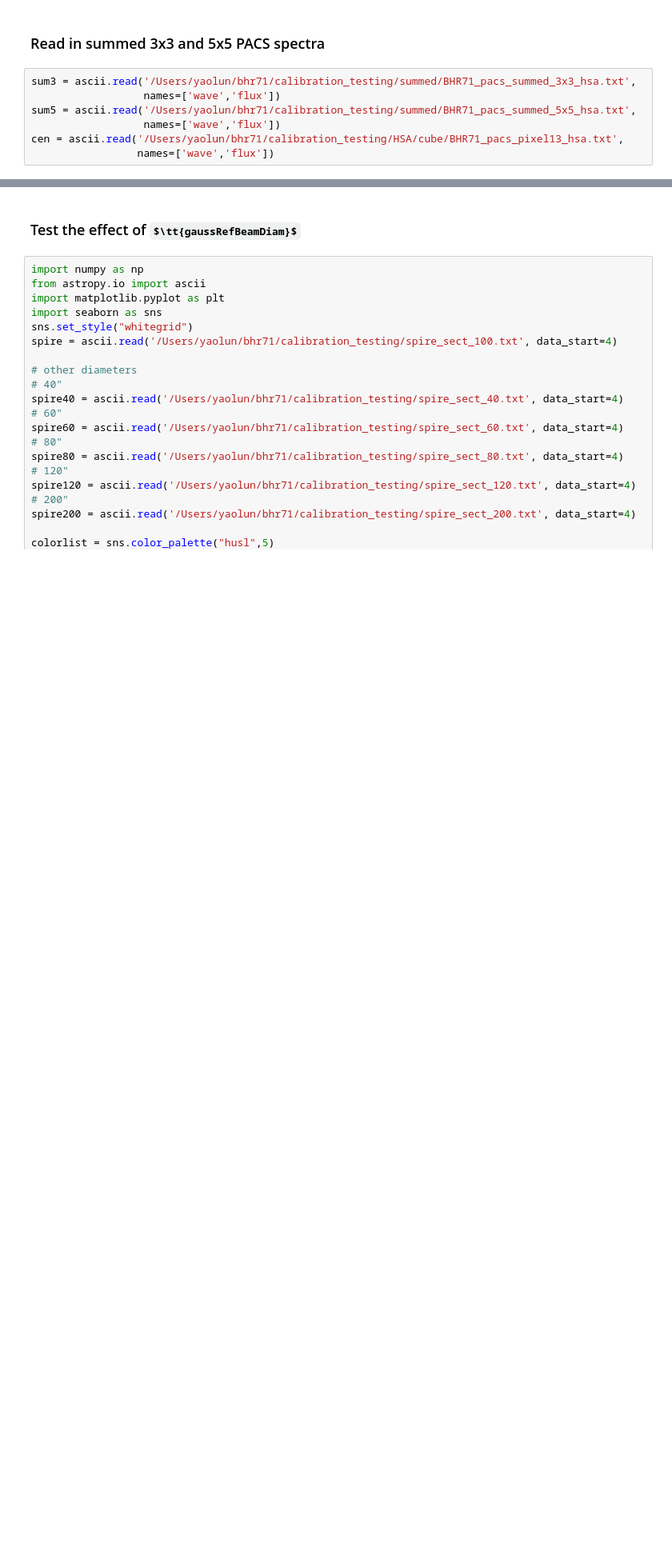
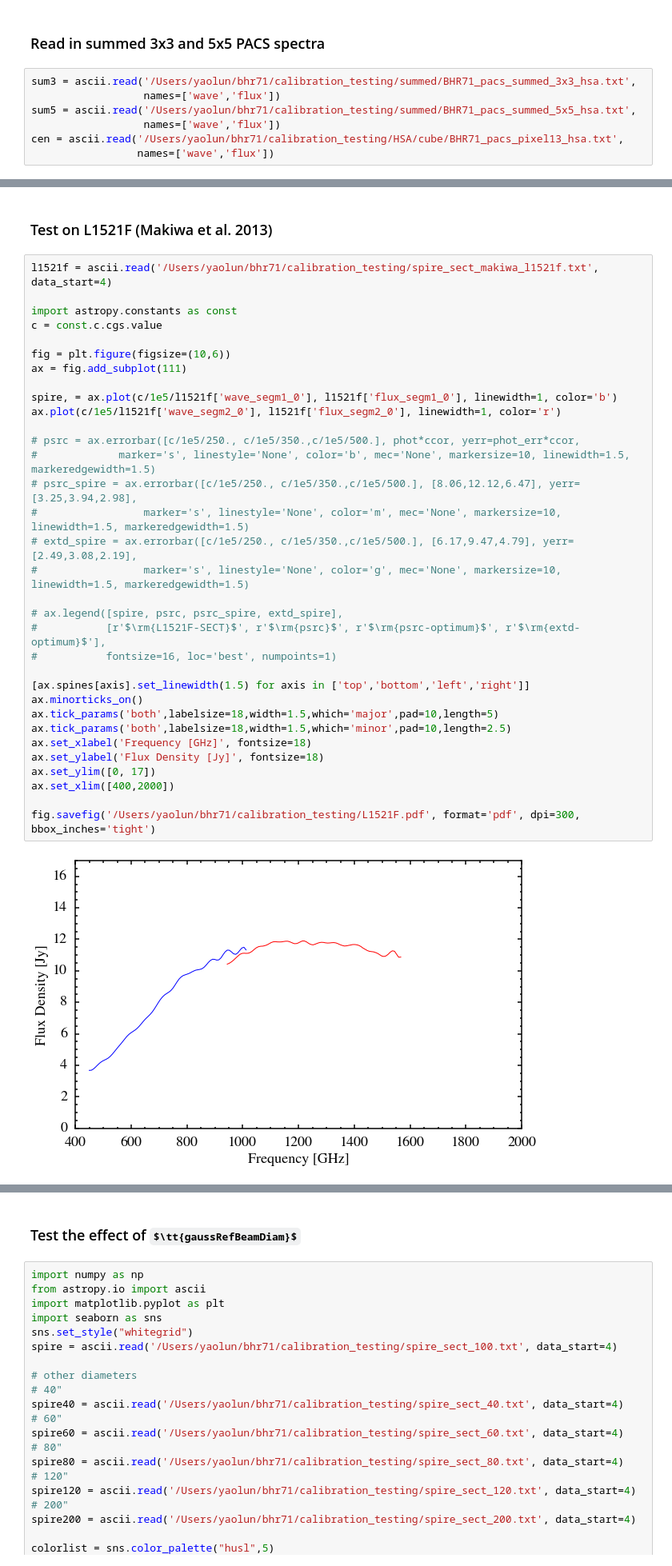
Before and after one commit to yaolun/sa, a Jupyter notebook: HIPE_calibration_testing.ipynb, the cells around one changed output, grey strips where cells are left out. Shown at 80% size. Saved outputs shown, nothing was run; the diff lists cells and outputs as text; some formulas as TeX source; blank space fills up the shorter version.

```diff
--- a/HIPE_calibration_testing.ipynb
+++ b/HIPE_calibration_testing.ipynb
@@ -204,0 +419,37 @@ pacs_weight = ascii.read('/Users/yaolun/bhr71/calibration_testing/HSA/pacs_weigh
+# %% [markdown]
+### Test on L1521F (Makiwa et al. 2013)
+# %%
+l1521f = ascii.read('/Users/yaolun/bhr71/calibration_testing/spire_sect_makiwa_l1521f.txt', data_start=4)
+
+import astropy.constants as const
+c = const.c.cgs.value
+
+fig = plt.figure(figsize=(10,6))
+ax = fig.add_subplot(111)
+
+spire, = ax.plot(c/1e5/l1521f['wave_segm1_0'], l1521f['flux_segm1_0'], linewidth=1, color='b')
+ax.plot(c/1e5/l1521f['wave_segm2_0'], l1521f['flux_segm2_0'], linewidth=1, color='r')
+
+# psrc = ax.errorbar([c/1e5/250., c/1e5/350.,c/1e5/500.], phot*ccor, yerr=phot_err*ccor,
+#             marker='s', linestyle='None', color='b', mec='None', markersize=10, linewidth=1.5, markeredgewidth=1.5)
+# psrc_spire = ax.errorbar([c/1e5/250., c/1e5/350.,c/1e5/500.], [8.06,12.12,6.47], yerr=[3.25,3.94,2.98],
+#                 marker='s', linestyle='None', color='m', mec='None', markersize=10, linewidth=1.5, markeredgewidth=1.5)
+# extd_spire = ax.errorbar([c/1e5/250., c/1e5/350.,c/1e5/500.], [6.17,9.47,4.79], yerr=[2.49,3.08,2.19],
+#                 marker='s', linestyle='None', color='g', mec='None', markersize=10, linewidth=1.5, markeredgewidth=1.5)
+
+# ax.legend([spire, psrc, psrc_spire, extd_spire],
+#           [r'$\rm{L1521F-SECT}$', r'$\rm{psrc}$', r'$\rm{psrc-optimum}$', r'$\rm{extd-optimum}$'],
+#           fontsize=16, loc='best', numpoints=1)
+
+[ax.spines[axis].set_linewidth(1.5) for axis in ['top','bottom','left','right']]
+ax.minorticks_on()
+ax.tick_params('both',labelsize=18,width=1.5,which='major',pad=10,length=5)
+ax.tick_params('both',labelsize=18,width=1.5,which='minor',pad=10,length=2.5)
+ax.set_xlabel('Frequency [GHz]', fontsize=18)
+ax.set_ylabel('Flux Density [Jy]', fontsize=18)
+ax.set_ylim([0, 17])
+ax.set_xlim([400,2000])
+
+fig.savefig('/Users/yaolun/bhr71/calibration_testing/L1521F.pdf', format='pdf', dpi=300, bbox_inches='tight')
+# %% [output]
+[figure, added]
```
Also changed, not shown: parts of 23 cells of this notebook.
